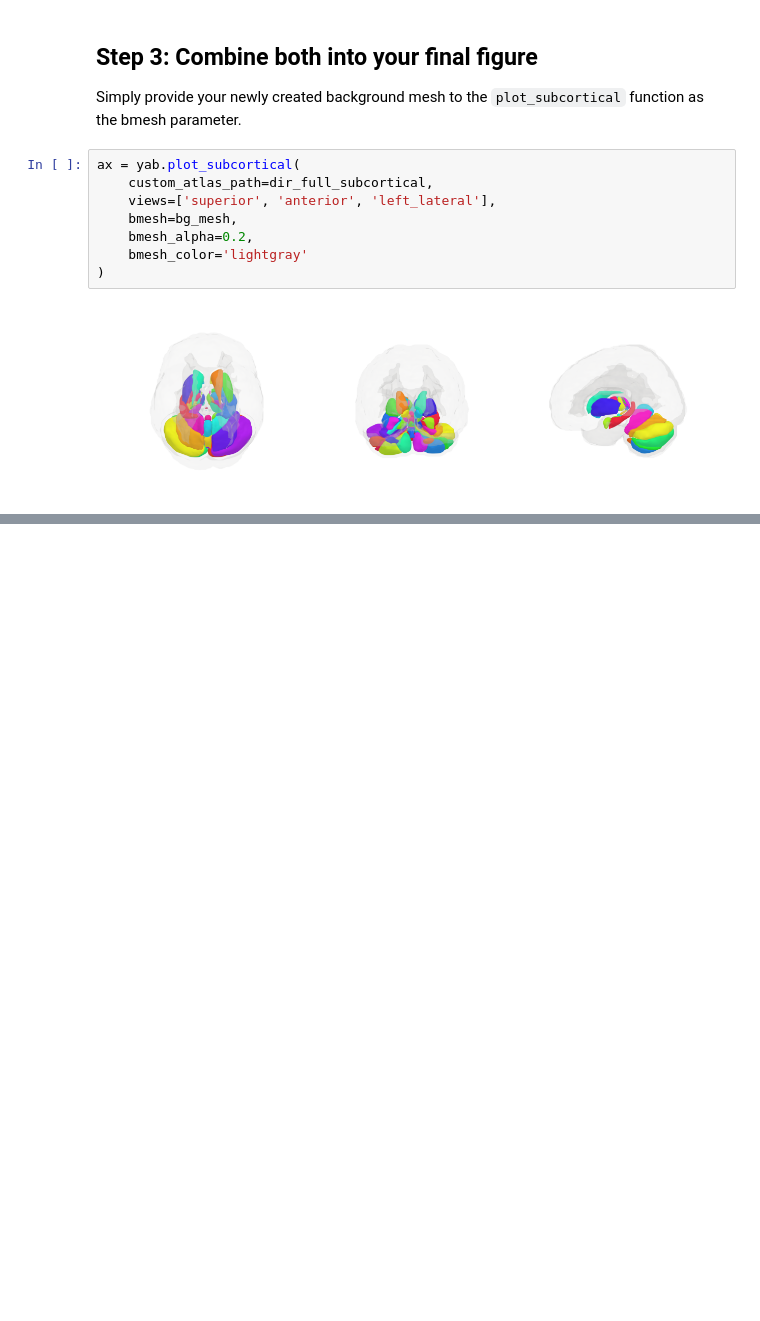
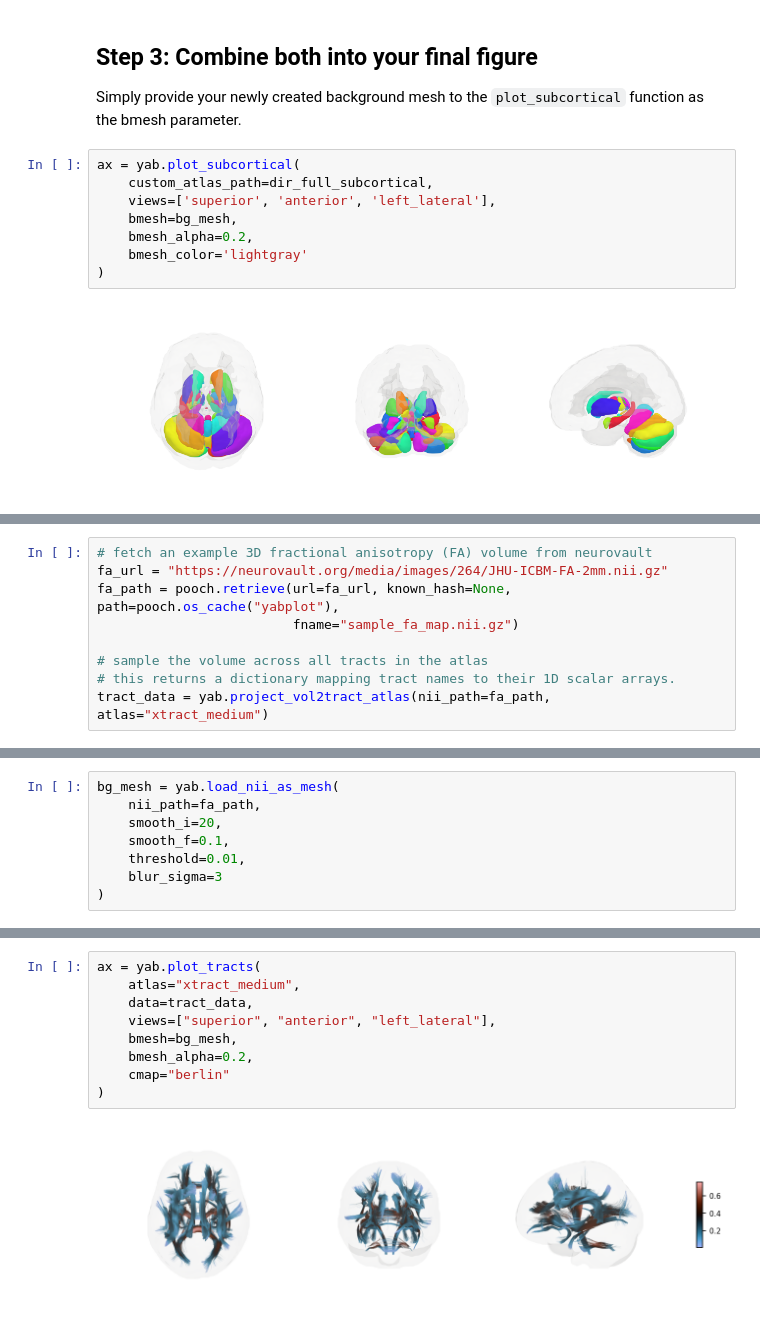
Before and after one commit to anniegbryant/yabplot, a Jupyter notebook: docs/tutorials/custom_background_mesh.ipynb, the cells around one changed output, grey strips where cells are left out. Cells and saved outputs as stored; diff of their text form; blank space fills up the shorter version.

```diff
--- a/docs/tutorials/custom_background_mesh.ipynb
+++ b/docs/tutorials/custom_background_mesh.ipynb
@@ -132,0 +135,9 @@ In this section, we will apply the same procedure as for the subcortical atlas,
+# %%
+# fetch an example 3D fractional anisotropy (FA) volume from neurovault
+fa_url = "https://neurovault.org/media/images/264/JHU-ICBM-FA-2mm.nii.gz"
+fa_path = pooch.retrieve(url=fa_url, known_hash=None, path=pooch.os_cache("yabplot"),
+                         fname="sample_fa_map.nii.gz")
+
+# sample the volume across all tracts in the atlas
+# this returns a dictionary mapping tract names to their 1D scalar arrays.
+tract_data = yab.project_vol2tract_atlas(nii_path=fa_path, atlas="xtract_medium")
@@ -132,0 +148,8 @@ In this section, we will apply the same procedure as for the subcortical atlas,
+# %%
+bg_mesh = yab.load_nii_as_mesh(
+    nii_path=fa_path,
+    smooth_i=20,
+    smooth_f=0.1,
+    threshold=0.01,
+    blur_sigma=3
+)
@@ -132,0 +160,11 @@ In this section, we will apply the same procedure as for the subcortical atlas,
+# %%
+ax = yab.plot_tracts(
+    atlas="xtract_medium",
+    data=tract_data,
+    views=["superior", "anterior", "left_lateral"],
+    bmesh=bg_mesh,
+    bmesh_alpha=0.2,
+    cmap="berlin"
+)
+# %% [output]
+[figure, added]
```
Also changed, not shown: parts of 7 cells of this notebook.
